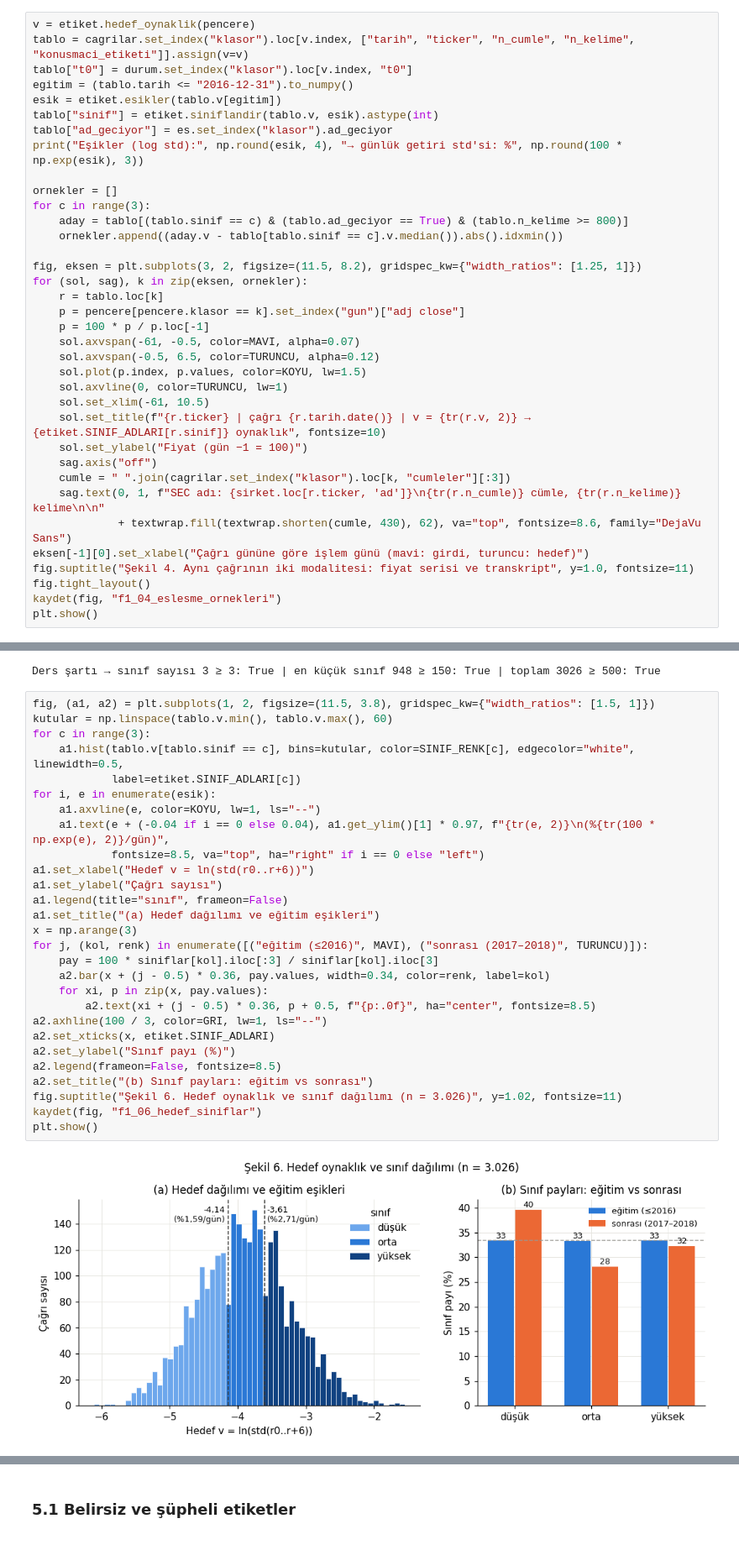
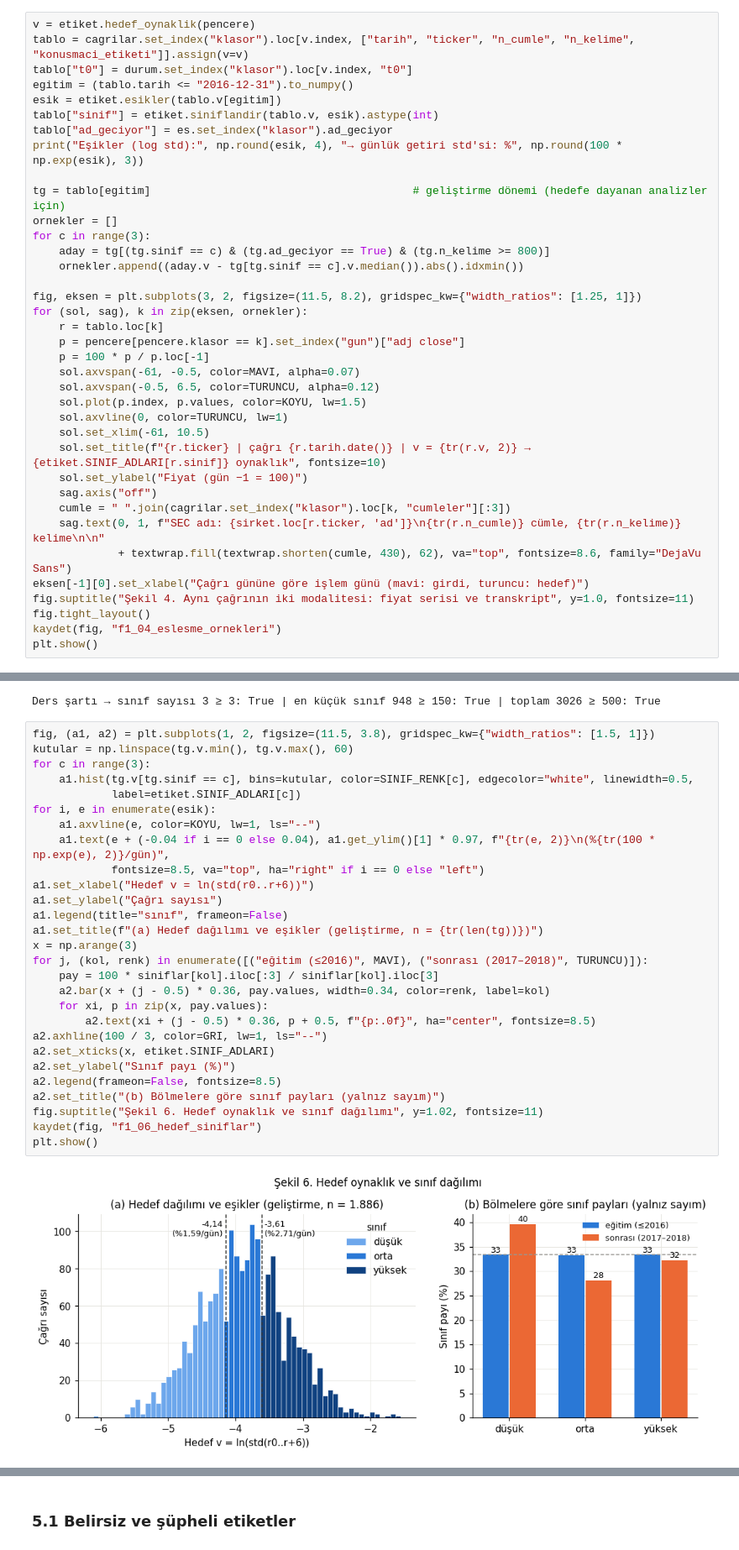
Before and after one commit to emirhanok1/kazanc-oynaklik, a Jupyter notebook: notebooks/01_veri_edinme_eslestirme.ipynb, the cells around one changed output, grey strips where cells are left out. Shown at 84% size. Saved outputs shown, nothing was run; the diff lists cells and outputs as text.

```diff
--- a/notebooks/01_veri_edinme_eslestirme.ipynb
+++ b/notebooks/01_veri_edinme_eslestirme.ipynb
@@ -536,10 +543,11 @@ tablo["sinif"] = etiket.siniflandir(tablo.v, esik).astype(int)
 tablo["ad_geciyor"] = es.set_index("klasor").ad_geciyor
 print("Eşikler (log std):", np.round(esik, 4), "→ günlük getiri std'si: %", np.round(100 * np.exp(esik), 3))
 
+tg = tablo[egitim]                                        # geliştirme dönemi (hedefe dayanan analizler için)
 ornekler = []
 for c in range(3):
-    aday = tablo[(tablo.sinif == c) & (tablo.ad_geciyor == True) & (tablo.n_kelime >= 800)]
-    ornekler.append((aday.v - tablo[tablo.sinif == c].v.median()).abs().idxmin())
+    aday = tg[(tg.sinif == c) & (tg.ad_geciyor == True) & (tg.n_kelime >= 800)]
+    ornekler.append((aday.v - tg[tg.sinif == c].v.median()).abs().idxmin())
 
 fig, eksen = plt.subplots(3, 2, figsize=(11.5, 8.2), gridspec_kw={"width_ratios": [1.25, 1]})
 for (sol, sag), k in zip(eksen, ornekler):
@@ -650,32 +658,32 @@ print(f"Ders şartı → sınıf sayısı {n_sinif} ≥ 3: {n_sinif >= 3} | en k
 Ders şartı → sınıf sayısı 3 ≥ 3: True | en küçük sınıf 948 ≥ 150: True | toplam 3026 ≥ 500: True
 # %%
 fig, (a1, a2) = plt.subplots(1, 2, figsize=(11.5, 3.8), gridspec_kw={"width_ratios": [1.5, 1]})
-kutular = np.linspace(tablo.v.min(), tablo.v.max(), 60)
+kutular = np.linspace(tg.v.min(), tg.v.max(), 60)
 for c in range(3):
-    a1.hist(tablo.v[tablo.sinif == c], bins=kutular, color=SINIF_RENK[c], edgecolor="white", linewidth=0.5,
+    a1.hist(tg.v[tg.sinif == c], bins=kutular, color=SINIF_RENK[c], edgecolor="white", linewidth=0.5,
             label=etiket.SINIF_ADLARI[c])
 for i, e in enumerate(esik):
     a1.axvline(e, color=KOYU, lw=1, ls="--")
     a1.text(e + (-0.04 if i == 0 else 0.04), a1.get_ylim()[1] * 0.97, f"{tr(e, 2)}\n(%{tr(100 * np.exp(e), 2)}/gün)",
             fontsize=8.5, va="top", ha="right" if i == 0 else "left")
 a1.set_xlabel("Hedef v = ln(std(r0..r+6))")
 a1.set_ylabel("Çağrı sayısı")
 a1.legend(title="sınıf", frameon=False)
-a1.set_title("(a) Hedef dağılımı ve eğitim eşikleri")
+a1.set_title(f"(a) Hedef dağılımı ve eşikler (geliştirme, n = {tr(len(tg))})")
 x = np.arange(3)
 for j, (kol, renk) in enumerate([("eğitim (≤2016)", MAVI), ("sonrası (2017–2018)", TURUNCU)]):
     pay = 100 * siniflar[kol].iloc[:3] / siniflar[kol].iloc[3]
     a2.bar(x + (j - 0.5) * 0.36, pay.values, width=0.34, color=renk, label=kol)
     for xi, p in zip(x, pay.values):
         a2.text(xi + (j - 0.5) * 0.36, p + 0.5, f"{p:.0f}", ha="center", fontsize=8.5)
 a2.axhline(100 / 3, color=GRI, lw=1, ls="--")
 a2.set_xticks(x, etiket.SINIF_ADLARI)
 a2.set_ylabel("Sınıf payı (%)")
 a2.legend(frameon=False, fontsize=8.5)
-a2.set_title("(b) Sınıf payları: eğitim vs sonrası")
-fig.suptitle("Şekil 6. Hedef oynaklık ve sınıf dağılımı (n = 3.026)", y=1.02, fontsize=11)
+a2.set_title("(b) Bölmelere göre sınıf payları (yalnız sayım)")
+fig.suptitle("Şekil 6. Hedef oynaklık ve sınıf dağılımı", y=1.02, fontsize=11)
 kaydet(fig, "f1_06_hedef_siniflar")
 plt.show()
 # %% [output]
-[figure, old version]
+[figure, new version]
 # %% [markdown]
```
Also changed, not shown: parts of 16 cells of this notebook, 11 other files.
